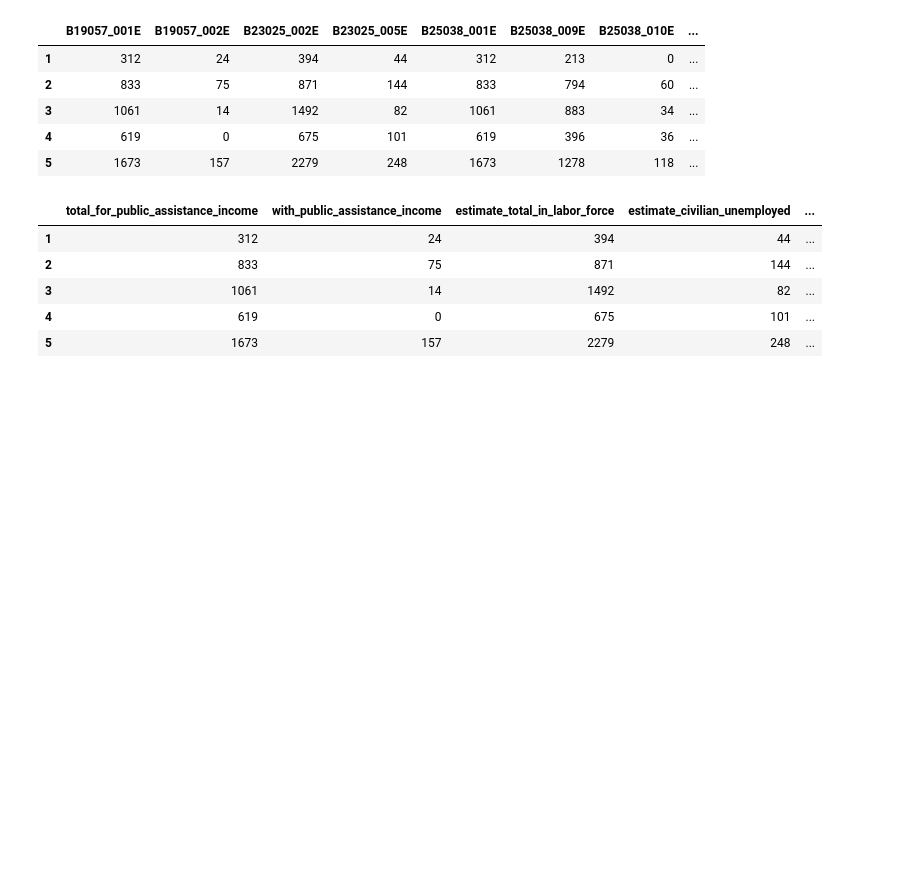
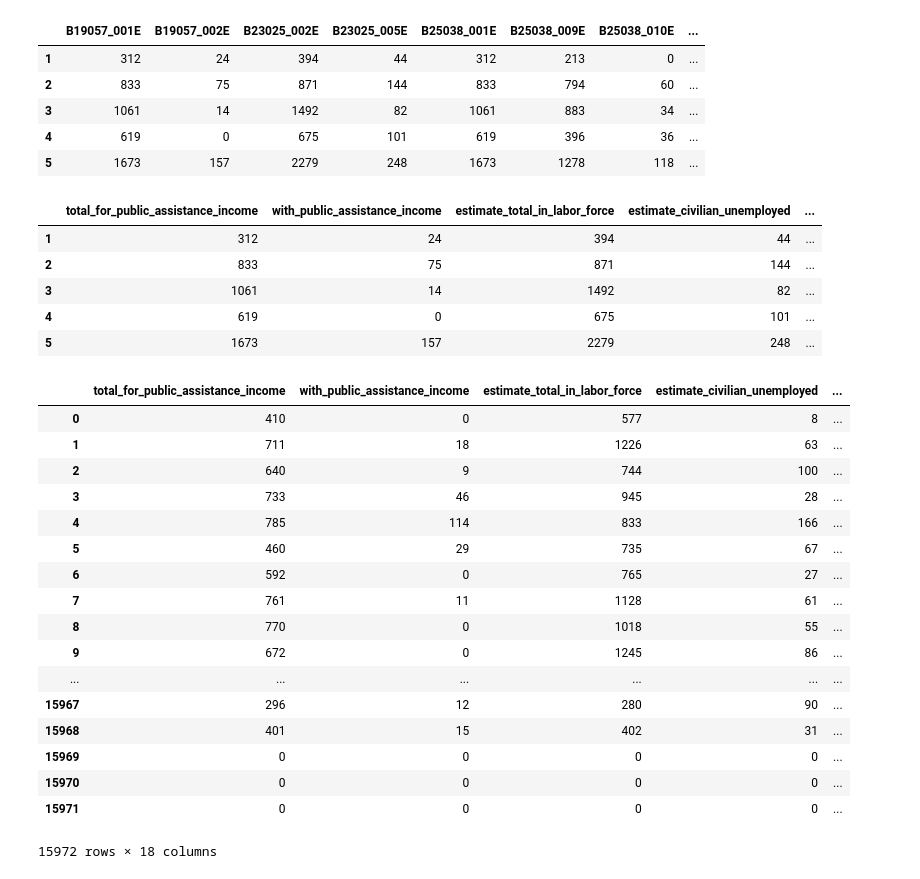
Before and after one commit to luisesanmartin/ml-eviction-chicago, a Jupyter notebook: notebooks/get_acs_data.ipynb, the cells around one changed output. Saved outputs shown, nothing was run; the diff lists cells and outputs as text; code cells hidden in the pictures; blank space fills up the shorter version.

```diff
--- a/notebooks/get_acs_data.ipynb
+++ b/notebooks/get_acs_data.ipynb
@@ -148,5 +146,41 @@ acs_df.head()
 | 3 | 1061 | 14 | 1492 | 82 | ... |
 | 4 | 619 | 0 | 675 | 101 | ... |
 | 5 | 1673 | 157 | 2279 | 248 | ... |
+# %%
+#years = [2013, 2014, 2015, 2016, 2012]
+years = [2013, 2014, 2015, 2016]
+ACS_URL_years = {}
+acs_complete = pd.DataFrame()
+for year in years:
+    ACS_URL_year = 'https://api.census.gov/data/' + str(year) + '/acs/acs5'
+    results = requests.get(ACS_URL_year, params=params)
+    acs_df = pd.read_json(path_or_buf=results.url, orient="records")
+    acs_df.columns = acs_df.iloc[0]
+    acs_df = acs_df.reindex(acs_df.index.drop(0))
+    acs_df["GEOID"] = acs_df["state"] + acs_df["county"] + acs_df["tract"] + acs_df["block group"]
+    acs_df["GEOID"] = acs_df["GEOID"].astype(int)
+    acs_df.rename(columns=acs_vars, inplace=True)
+    acs_df['year'] = year
+    acs_complete = acs_complete.append(acs_df, ignore_index=True)
+acs_complete
+# %% [output]
+|  | total_for_public_assistance_income | with_public_assistance_income | estimate_total_in_labor_force | estimate_civilian_unemployed | ... |
+| 0 | 410 | 0 | 577 | 8 | ... |
+| 1 | 711 | 18 | 1226 | 63 | ... |
+| 2 | 640 | 9 | 744 | 100 | ... |
+| 3 | 733 | 46 | 945 | 28 | ... |
+| 4 | 785 | 114 | 833 | 166 | ... |
+| 5 | 460 | 29 | 735 | 67 | ... |
+| 6 | 592 | 0 | 765 | 27 | ... |
+| 7 | 761 | 11 | 1128 | 61 | ... |
+| 8 | 770 | 0 | 1018 | 55 | ... |
+| 9 | 672 | 0 | 1245 | 86 | ... |
+| ... | ... | ... | ... | ... | ... |
+| 15967 | 296 | 12 | 280 | 90 | ... |
+| 15968 | 401 | 15 | 402 | 31 | ... |
+| 15969 | 0 | 0 | 0 | 0 | ... |
+| 15970 | 0 | 0 | 0 | 0 | ... |
+| 15971 | 0 | 0 | 0 | 0 | ... |
+15972 rows × 18 columns
 # %%
 # Merge the ACS and evictions dataframes
```
Also changed, not shown: parts of 6 cells of this notebook.
